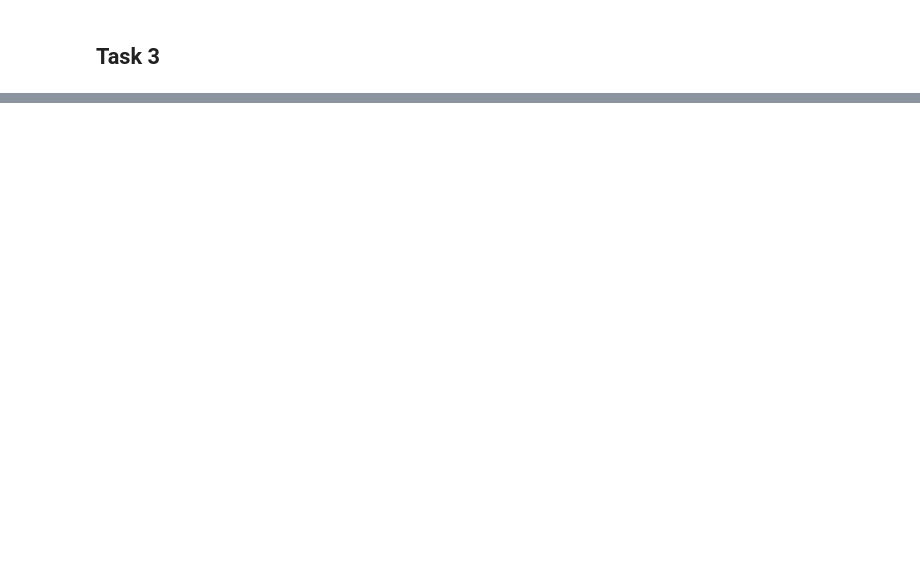
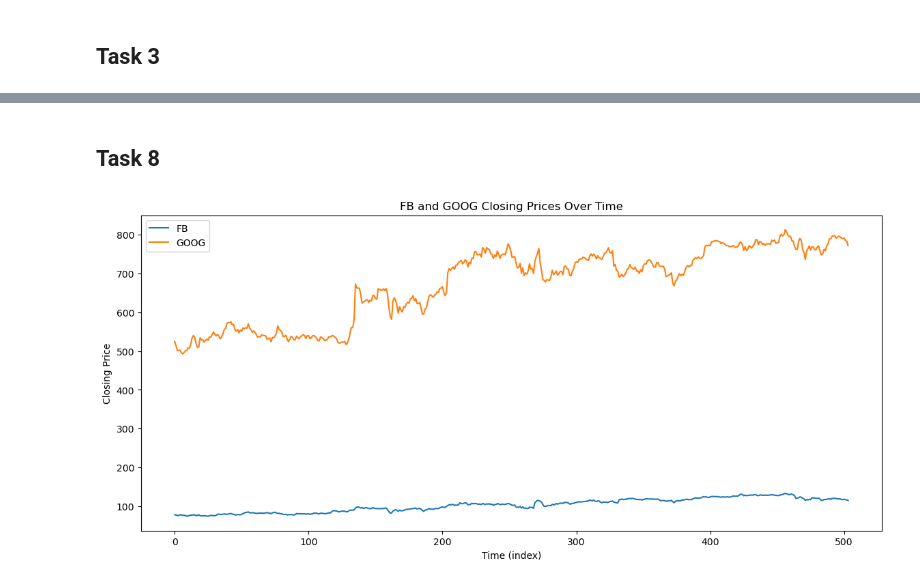
Before and after one commit to kubek22/MOA, a Jupyter notebook: project3/project3.ipynb, the cells around one changed output, grey strips where cells are left out. Drawn from its saved outputs; the diff is of its cells as text; code cells hidden in the pictures; blank space fills up the shorter version.

```diff
--- a/project3/project3.ipynb
+++ b/project3/project3.ipynb
@@ -135,0 +364,15 @@ Average ending price is 799.4713273058269
+# %% [markdown]
+## Task 8
+# %%
+from statsmodels.tsa.seasonal import seasonal_decompose
+
+plt.figure(figsize=(14,6))
+plt.plot(df.index, df['FB'], label='FB')
+plt.plot(df.index, df['GOOG'], label='GOOG')
+plt.xlabel('Time (index)')
+plt.ylabel('Closing Price')
+plt.title('FB and GOOG Closing Prices Over Time')
+plt.legend()
+plt.show()
+# %% [output]
+[figure, added]
```
Also changed, not shown: parts of 22 cells of this notebook.
